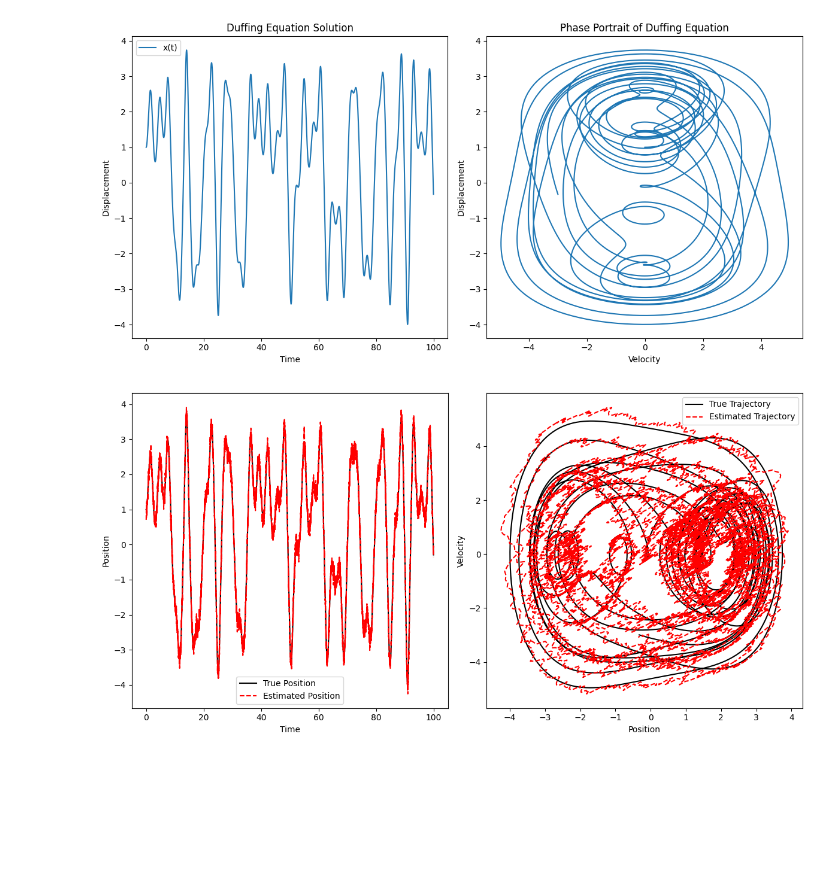
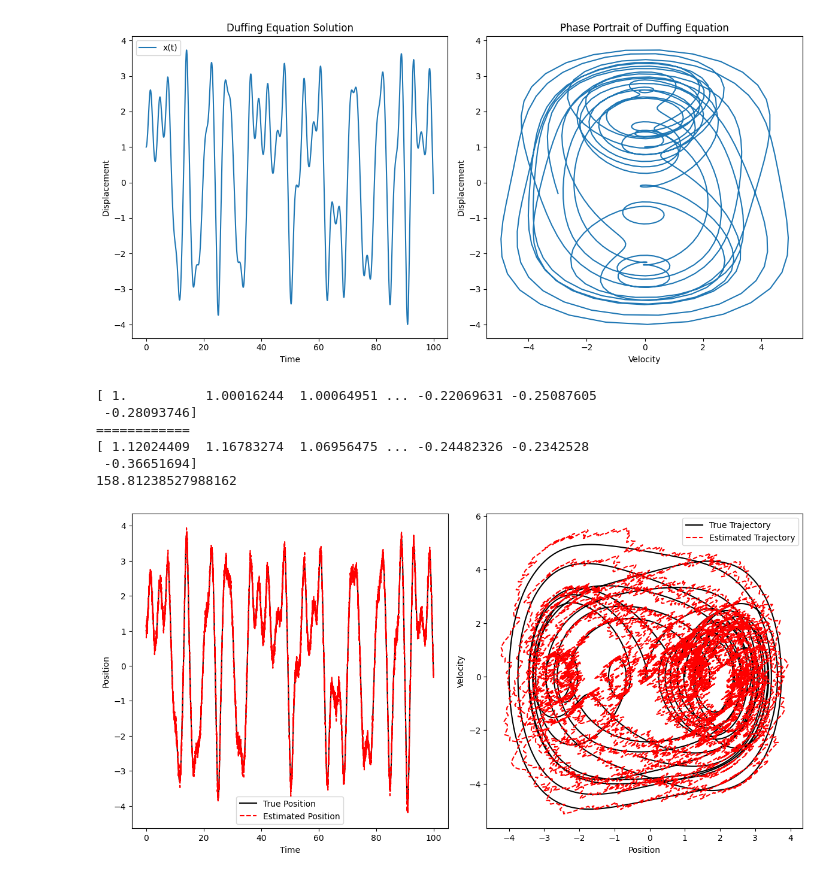
Before and after one commit to RemMyFav/UKF-vs-EKF-Analysis, a Jupyter notebook: duffering_equation/duffing_equation.ipynb, the cells around one changed output. Saved outputs shown, nothing was run; the diff lists cells and outputs as text; code cells hidden in the pictures; blank space fills up the shorter version.

```diff
--- a/duffering_equation/duffing_equation.ipynb
+++ b/duffering_equation/duffing_equation.ipynb
@@ -115,34 +115,49 @@ x_estimates = []
 
 # Run EKF
 for idx, t in enumerate(t_eval[:-1]):
     x_pred, P_pred = ekf_predict(x_est, P_est, Q, dt, delta, alpha, beta, gamma, omega, t)
     z = np.array([sol.y[0, idx] + np.random.normal(0, np.sqrt(R[0, 0]))])
     x_est, P_est = ekf_update(x_pred, P_pred, z, R, H)
     x_estimates.append(x_est)
 
 x_estimates = np.array(x_estimates)
 
+# ==========
+print(sol.y[0, :-1])
+print("============")
+print(x_estimates[:, 0])
+squared_diff = (sol.y[0, :-1] - x_estimates[:, 0])**2
+squared_sum_diff = np.sum(squared_diff)
+print(squared_sum_diff)
+
+
 # Plotting the estimated and true positions over time
 plt.figure(figsize=(12, 6))
 plt.subplot(1, 2, 1)
 plt.plot(t_eval[:-1], sol.y[0, :-1], 'k', label='True Position')
 plt.plot(t_eval[:-1], x_estimates[:, 0], 'r--', label='Estimated Position')
 plt.xlabel('Time')
 plt.ylabel('Position')
 plt.legend()
 
 # Plotting phase portrait
 plt.subplot(1, 2, 2)
 plt.plot(sol.y[0], sol.y[1], 'k', label='True Trajectory')
 plt.plot(x_estimates[:, 0], x_estimates[:, 1], 'r--', label='Estimated Trajectory')
 plt.xlabel('Position')
 plt.ylabel('Velocity')
 plt.legend()
 
 plt.tight_layout()
 plt.show()
 # %% [output]
+[ 1.          1.00016244  1.00064951 ... -0.22069631 -0.25087605
+ -0.28093746]
+============
+[ 1.12024409  1.16783274  1.06956475 ... -0.24482326 -0.2342528
+ -0.36651694]
+158.81238527988162
-[figure, old version]
+[figure, new version]
 # %%
 def duffing_dynamics(t, state, delta, alpha, beta, gamma, omega):
     x, v = state
```
Also changed, not shown: parts of 5 cells of this notebook.
